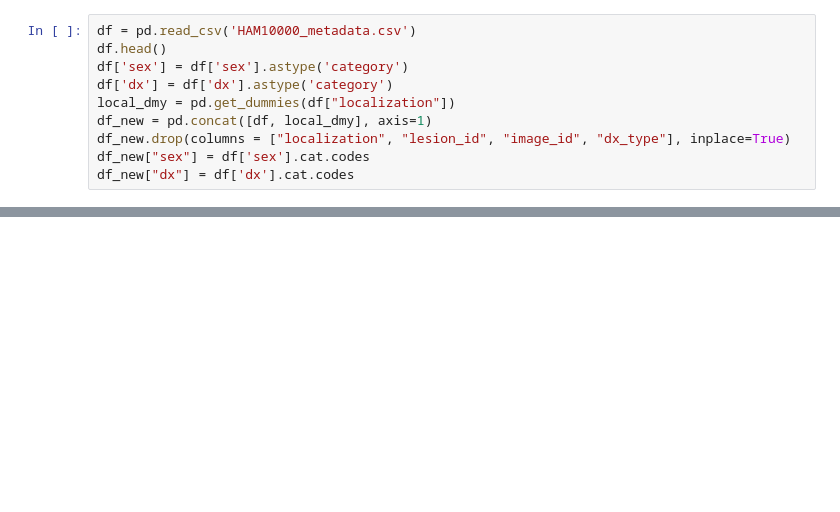
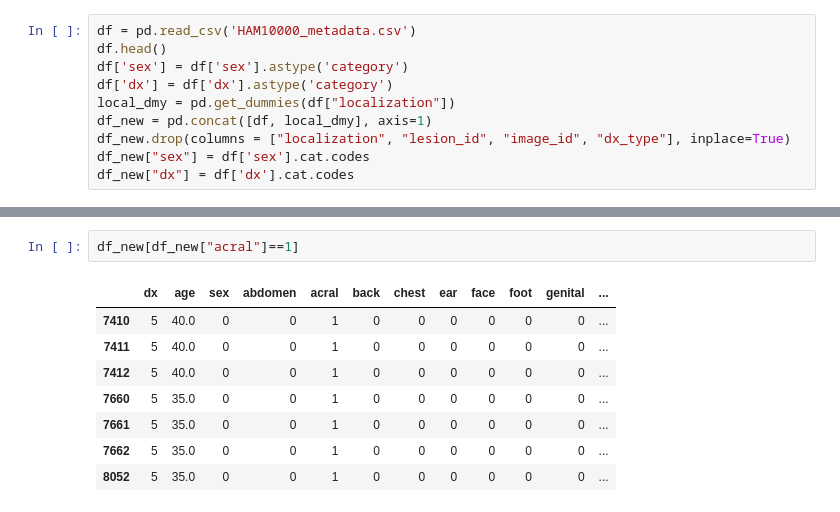
Before and after one commit to ankit-shukla-dev/SkinCancerClassification, a Jupyter notebook: CSV_Model.ipynb, the cells around one changed output, grey strips where cells are left out. Cells and saved outputs as stored; diff of their text form; blank space fills up the shorter version.

```diff
--- a/CSV_Model.ipynb
+++ b/CSV_Model.ipynb
@@ -78,3 +74,14 @@ for i in range(6):
+# %%
+df_new[df_new["acral"]==1]
+# %% [output]
+|  | dx | age | sex | abdomen | acral | back | chest | ear | face | foot | genital | ... |
+| 7410 | 5 | 40.0 | 0 | 0 | 1 | 0 | 0 | 0 | 0 | 0 | 0 | ... |
+| 7411 | 5 | 40.0 | 0 | 0 | 1 | 0 | 0 | 0 | 0 | 0 | 0 | ... |
+| 7412 | 5 | 40.0 | 0 | 0 | 1 | 0 | 0 | 0 | 0 | 0 | 0 | ... |
+| 7660 | 5 | 35.0 | 0 | 0 | 1 | 0 | 0 | 0 | 0 | 0 | 0 | ... |
+| 7661 | 5 | 35.0 | 0 | 0 | 1 | 0 | 0 | 0 | 0 | 0 | 0 | ... |
+| 7662 | 5 | 35.0 | 0 | 0 | 1 | 0 | 0 | 0 | 0 | 0 | 0 | ... |
+| 8052 | 5 | 35.0 | 0 | 0 | 1 | 0 | 0 | 0 | 0 | 0 | 0 | ... |
 # %%
 total_dx = df_new.groupby("dx").count()['age']
 local_types = sorted(df['localization'].unique())
```
Also changed, not shown: parts of 13 cells of this notebook.
